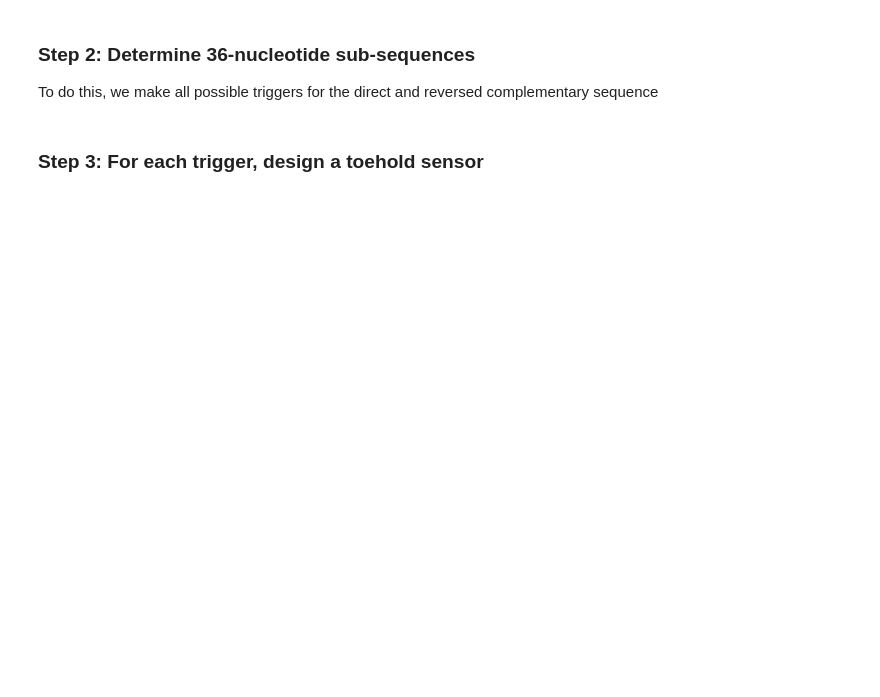
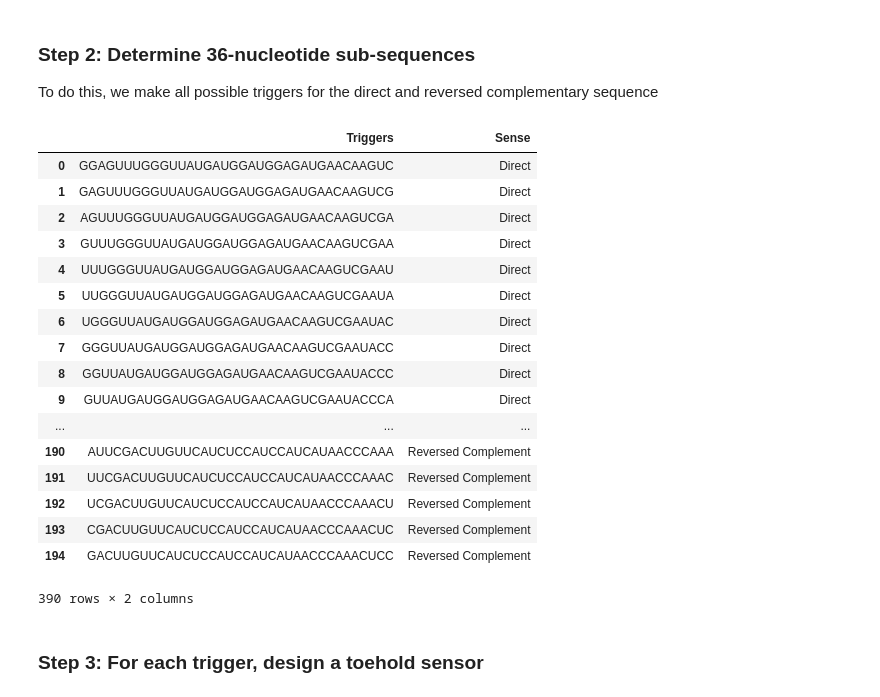
Before and after one commit to elanibal/NupackSensors, a Jupyter notebook: NewSensors.ipynb, the cells around one changed output. Saved outputs shown, nothing was run; the diff lists cells and outputs as text; code cells hidden in the pictures; blank space fills up the shorter version.

```diff
--- a/NewSensors.ipynb
+++ b/NewSensors.ipynb
@@ -86,14 +90,33 @@ To do this, we make all possible triggers for the direct and reversed complement
 # %%
 d_1 = {'Triggers': split_sequence(processed_sequence,36)}
 df_1 = pd.DataFrame(data=d_1)
 df_1["Sense"]="Direct"
 
 d_2 = {'Triggers': split_sequence(rc,36)}
 df_2 = pd.DataFrame(data=d_2)
 df_2["Sense"]="Reversed Complement"
 frames = [df_1, df_2]
 result = pd.concat(frames)
-#result
+result
+# %% [output]
+|  | Triggers | Sense |
+| 0 | GGAGUUUGGGUUAUGAUGGAUGGAGAUGAACAAGUC | Direct |
+| 1 | GAGUUUGGGUUAUGAUGGAUGGAGAUGAACAAGUCG | Direct |
+| 2 | AGUUUGGGUUAUGAUGGAUGGAGAUGAACAAGUCGA | Direct |
+| 3 | GUUUGGGUUAUGAUGGAUGGAGAUGAACAAGUCGAA | Direct |
+| 4 | UUUGGGUUAUGAUGGAUGGAGAUGAACAAGUCGAAU | Direct |
+| 5 | UUGGGUUAUGAUGGAUGGAGAUGAACAAGUCGAAUA | Direct |
+| 6 | UGGGUUAUGAUGGAUGGAGAUGAACAAGUCGAAUAC | Direct |
+| 7 | GGGUUAUGAUGGAUGGAGAUGAACAAGUCGAAUACC | Direct |
+| 8 | GGUUAUGAUGGAUGGAGAUGAACAAGUCGAAUACCC | Direct |
+| 9 | GUUAUGAUGGAUGGAGAUGAACAAGUCGAAUACCCA | Direct |
+| ... | ... | ... |
+| 190 | AUUCGACUUGUUCAUCUCCAUCCAUCAUAACCCAAA | Reversed Complement |
+| 191 | UUCGACUUGUUCAUCUCCAUCCAUCAUAACCCAAAC | Reversed Complement |
+| 192 | UCGACUUGUUCAUCUCCAUCCAUCAUAACCCAAACU | Reversed Complement |
+| 193 | CGACUUGUUCAUCUCCAUCCAUCAUAACCCAAACUC | Reversed Complement |
+| 194 | GACUUGUUCAUCUCCAUCCAUCAUAACCCAAACUCC | Reversed Complement |
+390 rows × 2 columns
 # %% [markdown]
 ### Step 3: For each trigger, design a toehold sensor
 # %%
```
Also changed, not shown: parts of 11 cells of this notebook, 4 other files.
